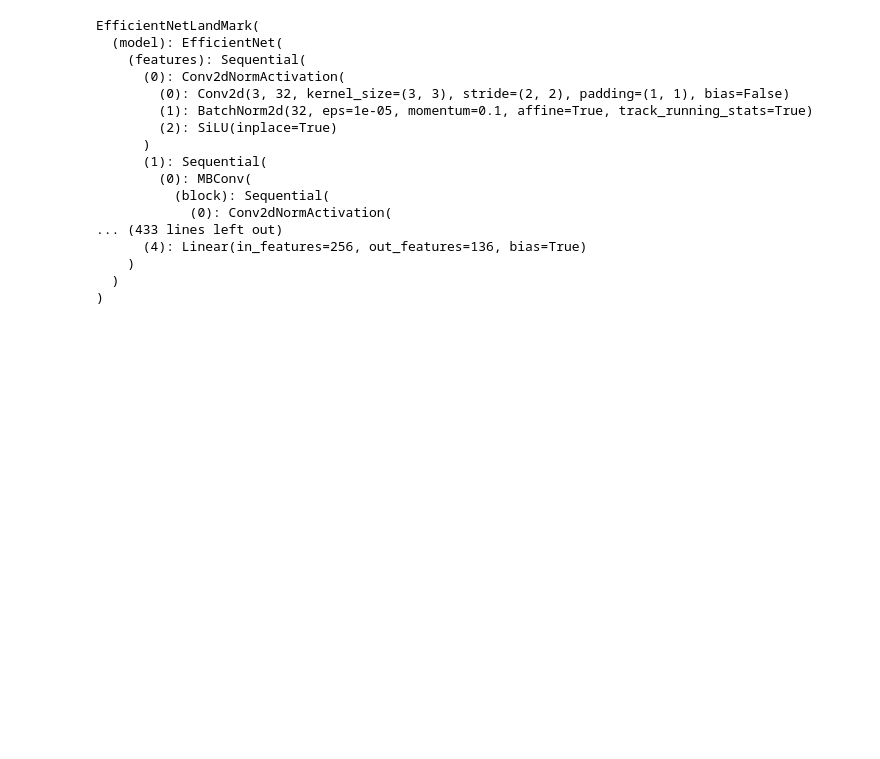
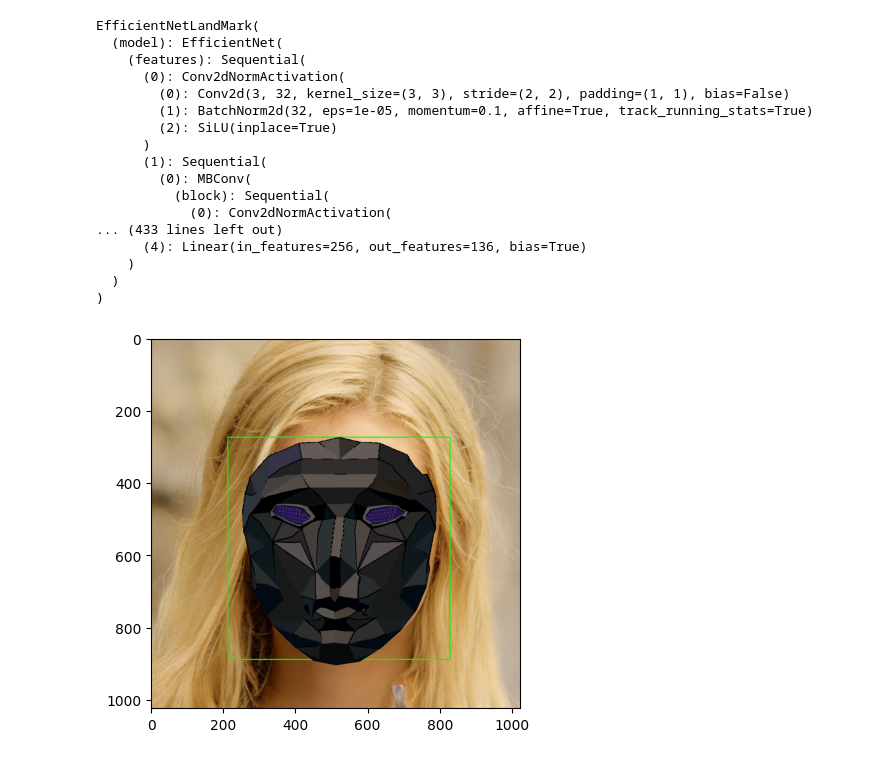
Before and after one commit to Lhhiep-maxcode/Filter, a Jupyter notebook: Face detection.ipynb, the cells around one changed output. Drawn from its saved outputs; the diff is of its cells as text; code cells hidden in the pictures; blank space fills up the shorter version.

```diff
--- a/Face detection.ipynb
+++ b/Face detection.ipynb
@@ -219,6 +316,8 @@ EfficientNetLandMark(
 # %%
 filter = Filter(model, transform_pred)
 # %%
-image_path = 'image\\3.jpg'
-filter.full_landmarks_detect_image(image_path, 5)
+image_path = 'image\\15.jpg'
+filter.full_landmarks_detect_image(image_path, 3, 'squid_game_front_man')
+# %% [output]
+[figure, added]
 # %%
```
Also changed, not shown: parts of 4 cells of this notebook, 4 other files.
